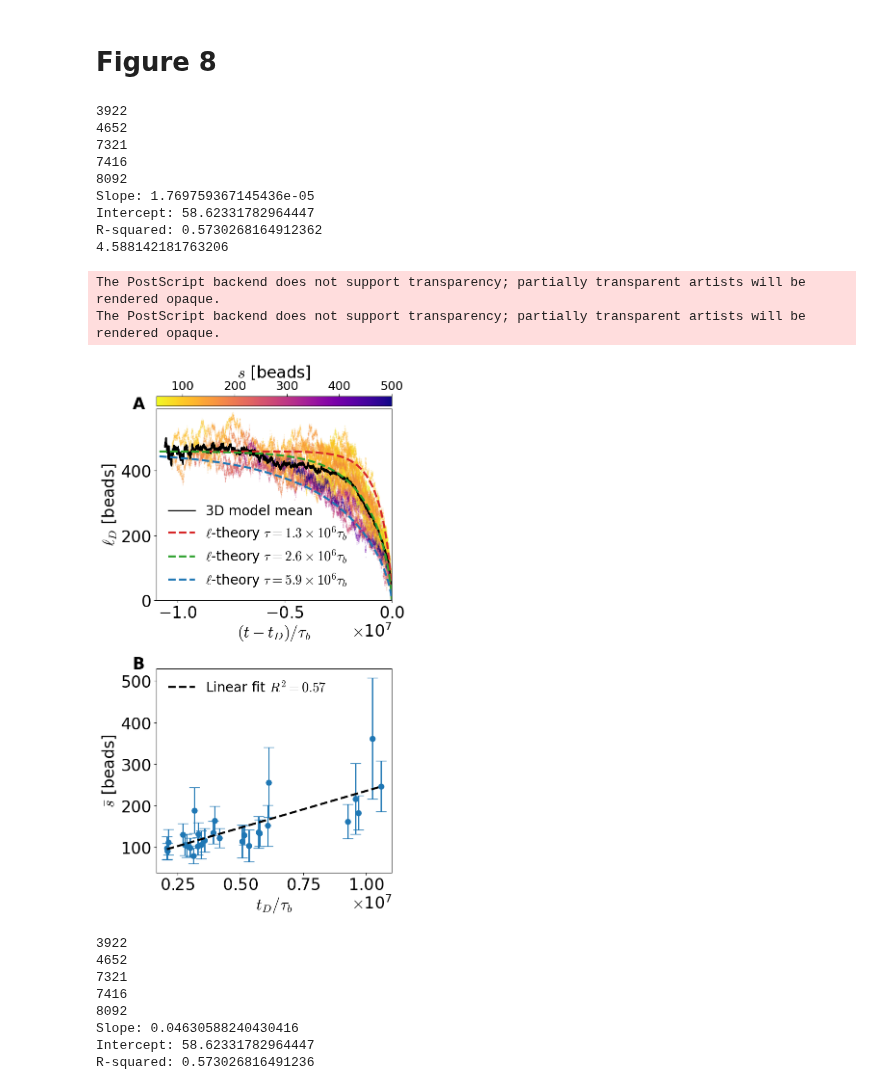
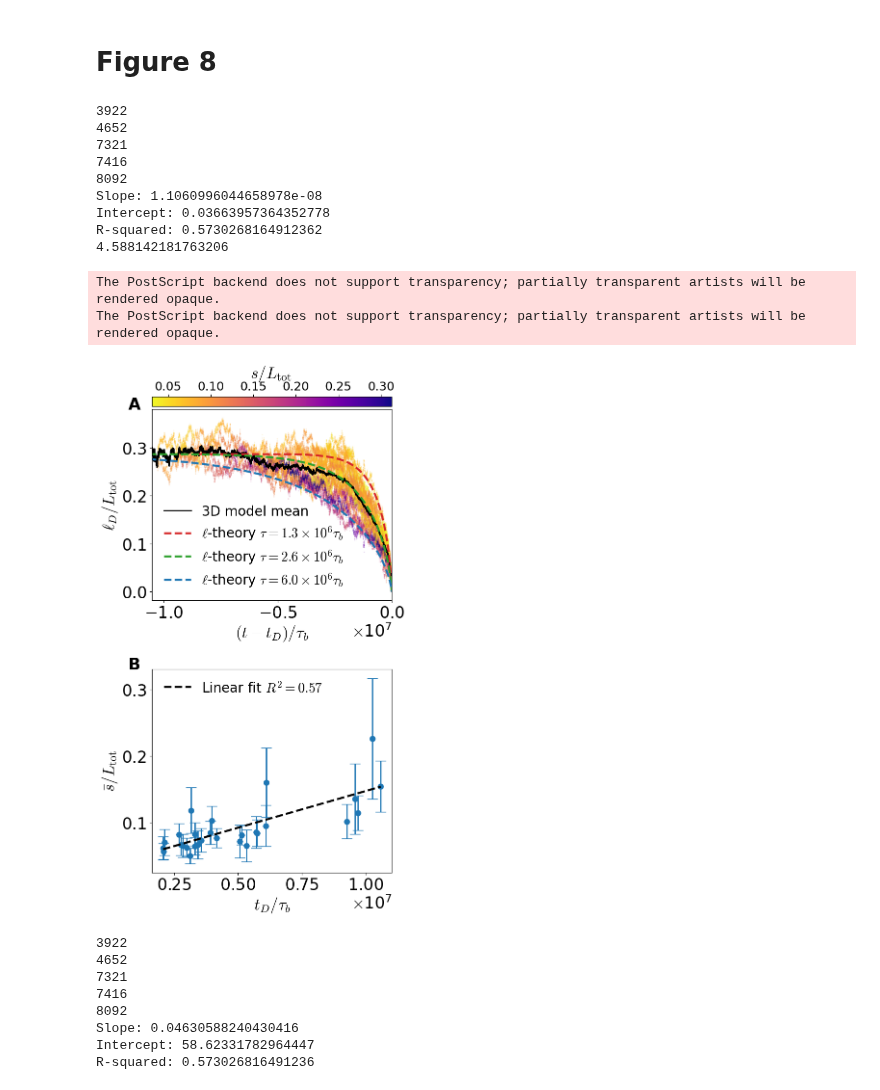
Before and after one commit to flatironinstitute/aLENS_analysis, a Jupyter notebook: notebooks/chromatin_notebooks/Dyn_cond_figs/Figure8.ipynb, the cells around one changed output. Cells and saved outputs as stored; diff of their text form; code cells hidden in the pictures.

Commit message:
So close for images being completed!!!

```diff
--- a/notebooks/chromatin_notebooks/Dyn_cond_figs/Figure8.ipynb
+++ b/notebooks/chromatin_notebooks/Dyn_cond_figs/Figure8.ipynb
@@ -127,8 +127,8 @@ cluster_size_list = []
 largest_time_arr = []
 max_strand_size = 0
 min_strand_size = -1
-vmin = 50
-vmax = 500
+vmin = 50/L_tot
+vmax = 500/L_tot
 with h5py.File("Figure7/fig7_cluster_data.h5", 'r') as h5_graph:
     dset_list = list(h5_graph['dissolve'].items())
     for i in range(0,len(h5_graph['dissolve'].items()), 2):
@@ -149,7 +149,7 @@ with h5py.File("Figure7/fig7_cluster_data.h5", 'r') as h5_graph:
             strand_avg_length_arr += [np.mean(strand_size_arr)]
             strand_std_length_arr += [np.std(strand_size_arr)]
 
-            scatter = axarr[0].scatter((time_arr-last_time_step)/diff_time, dissolve_dset[:,1], s=1, c=strand_size_arr, cmap='plasma_r',  vmin=vmin, vmax=vmax, alpha=0.1)
+            scatter = axarr[0].scatter((time_arr-last_time_step)/diff_time, dissolve_dset[:,1]/L_tot, s=1, c=strand_size_arr/L_tot, cmap='plasma_r',  vmin=vmin, vmax=vmax, alpha=0.1)
             cluster_size_list += [dissolve_dset[:,1]]
 
             # For sizing of scale bar purposes
@@ -166,14 +166,14 @@ with h5py.File("Figure7/fig7_cluster_data.h5", 'r') as h5_graph:
 
     mean_size_arr = mean_of_arrays(cluster_size_list)
     last_time_step = max(largest_time_arr)
-    _ = axarr[0].plot((largest_time_arr-last_time_step)/diff_time, mean_size_arr, label="3D model mean", color='k')
+    _ = axarr[0].plot((largest_time_arr-last_time_step)/diff_time, mean_size_arr/L_tot, label="3D model mean", color='k')
 
-    avg_scat = axarr[1].errorbar(np.array(lifetime_arr)/diff_time, strand_avg_length_arr, yerr=strand_std_length_arr, fmt='o', color='tab:blue', markersize=8,  capsize=8)
+    avg_scat = axarr[1].errorbar(np.array(lifetime_arr)/diff_time, np.array(strand_avg_length_arr)/L_tot, yerr=np.array(strand_std_length_arr)/L_tot, fmt='o', color='tab:blue', markersize=8,  capsize=8)
 
     # weights = 1 / np.power(strand_std_length_arr, 2)
     weights = np.ones(len(strand_std_length_arr))
     lifetime_arr = np.array(lifetime_arr)
-    strand_avg_length_arr = np.array(strand_avg_length_arr)
+    strand_avg_length_arr = np.array(strand_avg_length_arr)/L_tot
     coefficients = np.polyfit(lifetime_arr/diff_time, strand_avg_length_arr, deg=1, w=weights)
     slope, intercept = coefficients
 
@@ -202,7 +202,7 @@ with h5py.File("Figure7/fig7_cluster_data.h5", 'r') as h5_graph:
     cbar1.ax.xaxis.set_ticks_position('top')
     cbar1.ax.xaxis.set_label_position('top')
     cbar1.ax.tick_params(labelsize=18)
-    cbar1.set_label(r'$s$ [beads]')
+    cbar1.set_label(r'$s/L_{\rm tot}$ ')
 
     # cbar2.ax.xaxis.set_ticks_position('top')
     # cbar2.ax.xaxis.set_label_position('top')
@@ -222,85 +222,87 @@ L=5
 
 max_ld = calc_max_length_in_two_condensates(L, Lc, nu, alpha, gamma, kappa)
 print(max_ld)
-
+tau_val = 1.3e6
 sol = solve_ivp(
     cond_evolve_with_tau,
     [0, tmax],
     [max_ld + 0.0001, max_ld - 0.0001],
-    args=[2*max_ld, 500],
+    args=[2*max_ld, tau_val*diff_time],
     dense_output=True,
 )
 t_eval = np.linspace(0, sol.t[-1], 1000)
 l_eval = sol.sol(t_eval)
 # First plot (tau=500)
-tau_val = 500/diff_time
-_ = axarr[0].plot((t_eval - t_eval[-1])/diff_time, l_eval[1]/b, color="C3",
+# tau_val = 500/diff_time
+_ = axarr[0].plot((t_eval - t_eval[-1])/diff_time, l_eval[1]/L_tot_um, color="C3",
                   label=rf"$\ell$-theory $\tau={format_sci(tau_val)}\tau_b$ ",
                   linestyle="--", linewidth=3)
 
+tau_val = 2.6e6
 sol = solve_ivp(
     cond_evolve_with_tau,
     [0, tmax],
     [max_ld + 0.0001, max_ld - 0.0001],
-    args=[2*max_ld, 1000],
+    args=[2*max_ld, tau_val*diff_time],
     dense_output=True,
 )
 t_eval = np.linspace(0, sol.t[-1], 1000)
 l_eval = sol.sol(t_eval)
-tau_val = 1000/diff_time
-_ = axarr[0].plot((t_eval - t_eval[-1])/diff_time, l_eval[1]/b, color="C2", label=rf"$\ell$-theory $\tau={format_sci(tau_val)}\tau_b$ ", linestyle="--", linewidth=3)
+_ = axarr[0].plot((t_eval - t_eval[-1])/diff_time, l_eval[1]/L_tot_um, color="C2", label=rf"$\ell$-theory $\tau={format_sci(tau_val)}\tau_b$ ", linestyle="--", linewidth=3)
 
+tau_val = 6e6
 sol = solve_ivp(
     cond_evolve_with_tau,
     [0, tmax],
     [max_ld + 0.0001, max_ld - 0.0001],
-    args=[2*max_ld, 2250],
+    args=[2*max_ld, tau_val*diff_time],
     dense_output=True,
 )
 t_eval = np.linspace(0, sol.t[-1], 1000)
 l_eval = sol.sol(t_eval)
-tau_val = 2250/diff_time
-_ = axarr[0].plot((t_eval - t_eval[-1])/diff_time, l_eval[1]/b, color="C0", label=rf"$\ell$-theory $\tau={format_sci(tau_val)}\tau_b$ ", linestyle="--", linewidth=3)
+_ = axarr[0].plot((t_eval - t_eval[-1])/diff_time, l_eval[1]/L_tot_um, color="C0", label=rf"$\ell$-theory $\tau={format_sci(tau_val)}\tau_b$ ", linestyle="--", linewidth=3)
 
 
 _ = axarr[0].text(-0.1, 1, "A", fontsize=24, transform=axarr[0].transAxes, fontweight='bold')
 _ = axarr[1].text(-0.1, 1, "B", fontsize=24, transform=axarr[1].transAxes, fontweight='bold')
-_ = axarr[0].set_ylabel("$\ell_D$ [beads]")
+_ = axarr[0].set_ylabel("$\ell_D/L_{\\rm tot}$")
 _ = axarr[0].set_xlabel("$(t - t_D)/\\tau_b$")
-_ = axarr[1].set_ylabel(r"$\bar{s}$ [beads]")
+_ = axarr[1].set_ylabel(r"$\bar{s}/L_{\rm tot}$")
 _ = axarr[1].set_xlabel("$t_D/\\tau_b$")
 _ = axarr[0].legend(frameon=False)
-_ = axarr[0].set_xlim(-1.1*(10**7), 0)
-_ = axarr[0].set_ylim(0, 590)
+_ = axarr[0].set_xlim(-1.05*(10**7), 0)
+# _ = axarr[0].set_ylim(0, 590)
 _ = axarr[1].legend(frameon=False)
 
 # Adjust offset text properties (font size and position)
 from matplotlib.ticker import ScalarFormatter
 for ax in [axarr[0], axarr[1]]:
     formatter = ScalarFormatter(useMathText=True)
     formatter.set_powerlimits((-3, 3))
     ax.xaxis.set_major_formatter(formatter)
     # ax.xaxis.offsetText.set_fontsize(plt.rcParams['font.size'])
 
 fig.tight_layout()
 
-fig.savefig("Figure8/fig8_dissolve_event_sync_vert.pdf", bbox_inches='tight')
-fig.savefig("Figure8/fig8_dissolve_event_sync_vert.eps", bbox_inches='tight')
-fig.savefig("/mnt/home/alamson/papers/dyn_cond_paper/images/fig8_dissolve_event_sync_vert.eps", bbox_inches="tight")
-fig.savefig("/mnt/home/alamson/papers/dyn_cond_paper/images/fig8_dissolve_event_sync_vert.pdf", bbox_inches="tight")
+fig.savefig("Figure8/fig8_dissolve_event_sync_vert.pdf", dpi=600, bbox_inches='tight')
+fig.savefig("Figure8/fig8_dissolve_event_sync_vert.eps", dpi=600, bbox_inches='tight')
+fig.savefig("Figure8/fig8_dissolve_event_sync_vert.png", dpi=600, bbox_inches='tight')
+fig.savefig("/mnt/home/alamson/papers/dyn_cond_paper/images/fig8_dissolve_event_sync_vert.eps", dpi=600, bbox_inches="tight")
+fig.savefig("/mnt/home/alamson/papers/dyn_cond_paper/images/fig8_dissolve_event_sync_vert.pdf", dpi=600, bbox_inches="tight")
+fig.savefig("/mnt/home/alamson/papers/dyn_cond_paper/images/fig8_dissolve_event_sync_vert.png", dpi=600, bbox_inches="tight")
 # %% [output]
 3922
 4652
 7321
 7416
 8092
-Slope: 1.769759367145436e-05
-Intercept: 58.62331782964447
+Slope: 1.1060996044658978e-08
+Intercept: 0.03663957364352778
 R-squared: 0.5730268164912362
 4.588142181763206
 The PostScript backend does not support transparency; partially transparent artists will be rendered opaque.
 The PostScript backend does not support transparency; partially transparent artists will be rendered opaque.
-[figure, old version]
+[figure, new version]
 # %%
 fig, axarr = plt.subplots(1,2, figsize=(15,6))
 plot_params = {"linewidth": 1, "markersize": .5, "marker":'', "alpha":0.3, "linestyle":'-'}
```
Also changed, not shown: parts of 1 cell of this notebook, 7 other files.
